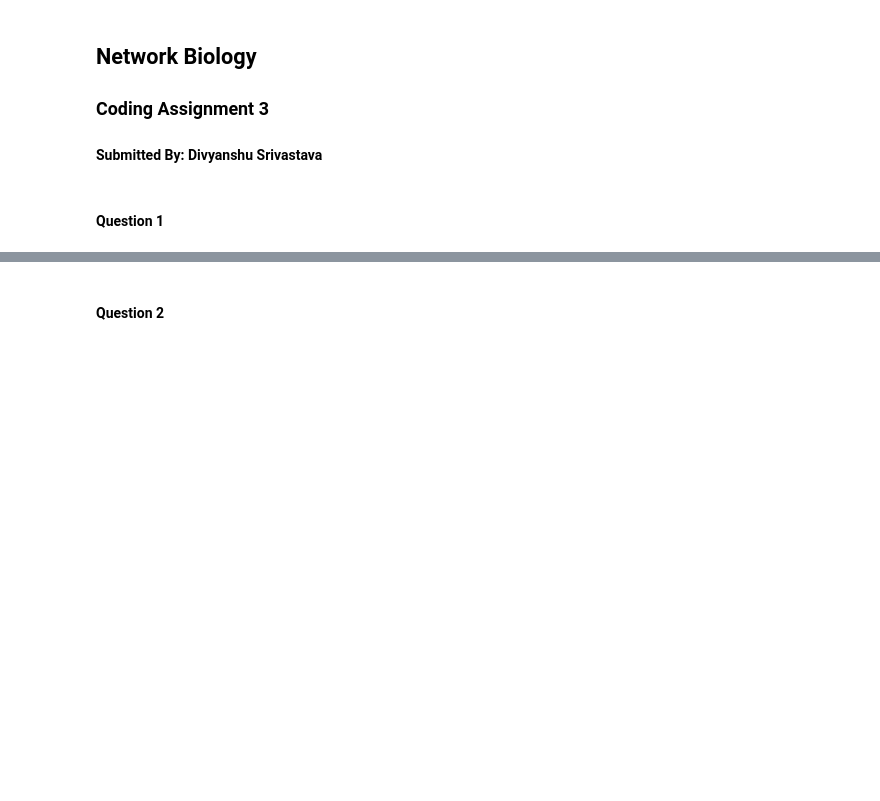
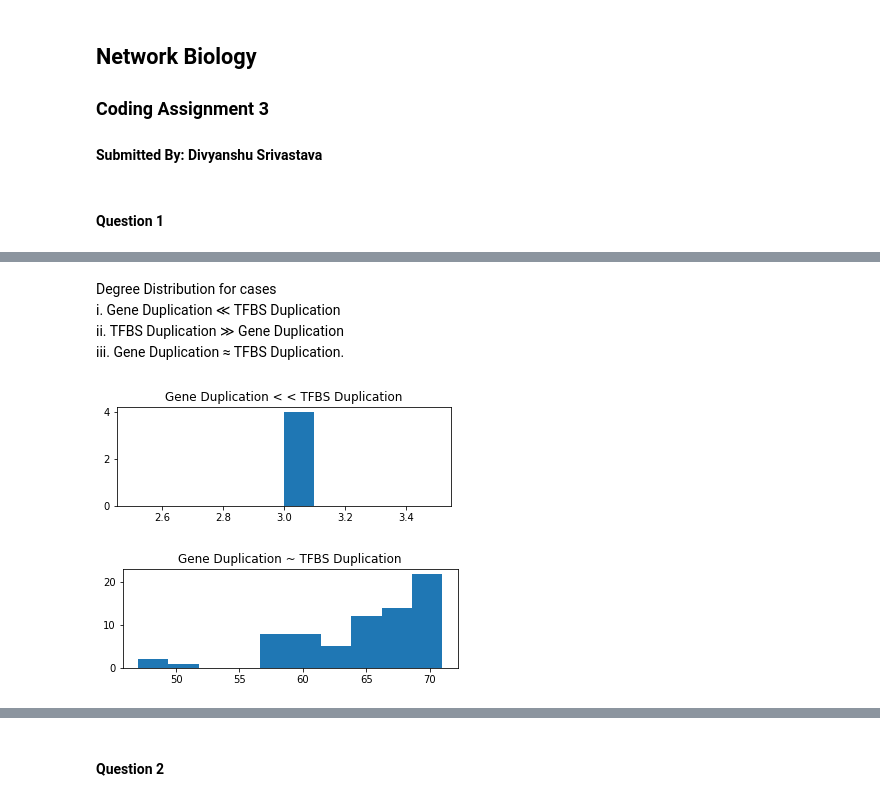
Before and after one commit to divyanshusrivastava/NetworkBio, a Jupyter notebook: Coding_Asg_03/Assignment_3.ipynb, the cells around one changed output, grey strips where cells are left out. Cells and saved outputs as stored; diff of their text form; code cells hidden in the pictures; blank space fills up the shorter version.

```diff
--- a/Coding_Asg_03/Assignment_3.ipynb
+++ b/Coding_Asg_03/Assignment_3.ipynb
@@ -126,0 +171,19 @@ gene_pool
+# %% [markdown]
+Degree Distribution for cases <br>
+i. Gene Duplication ≪ TFBS Duplication <br>
+ii. TFBS Duplication ≫ Gene Duplication <br>
+iii. Gene Duplication ≈ TFBS Duplication.
+# %%
+plt.subplot(211)
+G1 = nx.read_gml('gml files/network-25-10-3-0.05-0.25-0.45-0.25.gml')
+plt.hist(G1.degree().values())
+plt.title("Gene Duplication < < TFBS Duplication")
+plt.show()
+plt.subplot(212)
+G2 = nx.read_gml('gml files/network-25-10-3-0.49-0.01-0.49-0.01.gml')
+plt.hist(G2.degree().values())
+plt.title("Gene Duplication ~ TFBS Duplication")
+plt.show()
+# %% [output]
+[figure, added]
+[figure, added]
```
Also changed, not shown: parts of 8 cells of this notebook, 10 other files.
